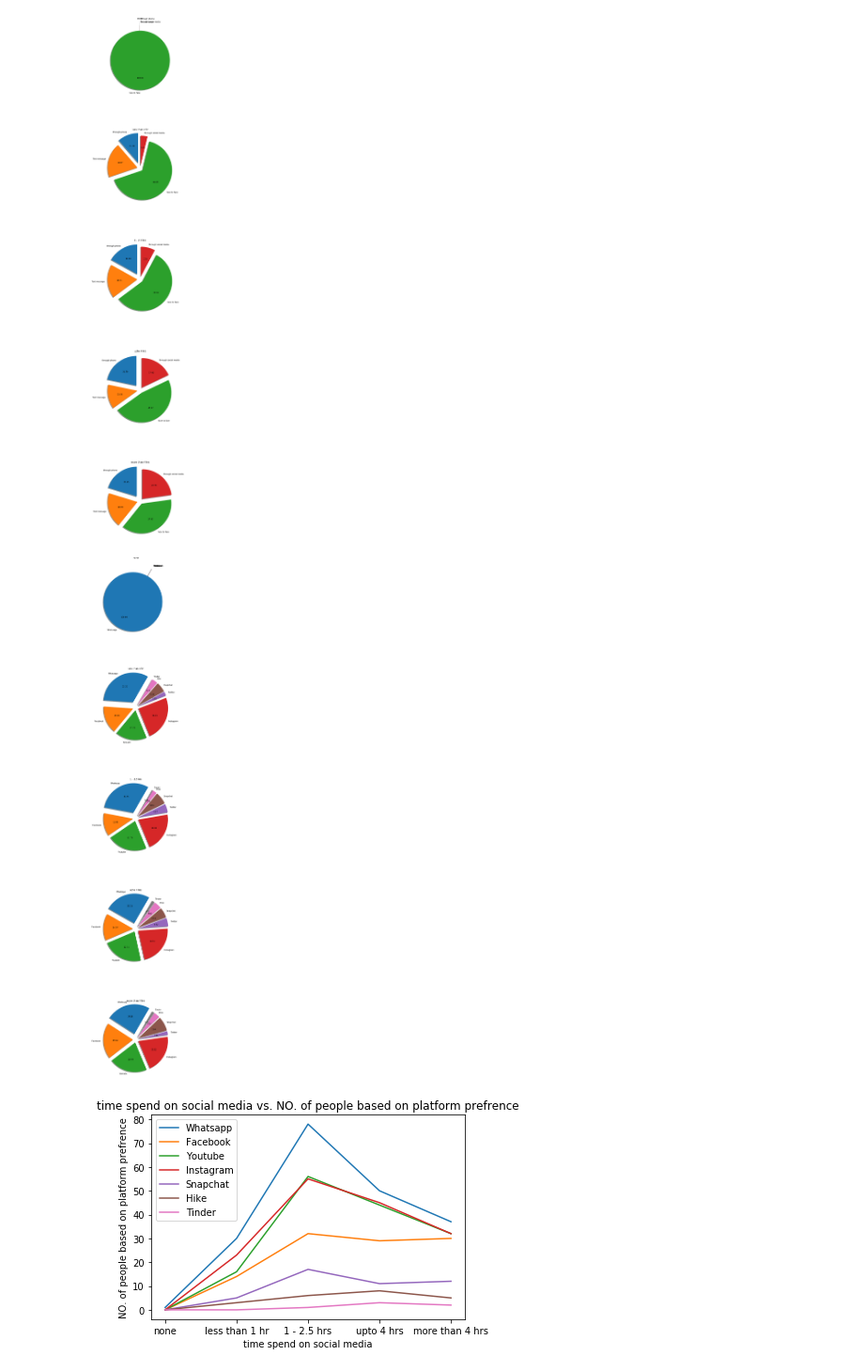
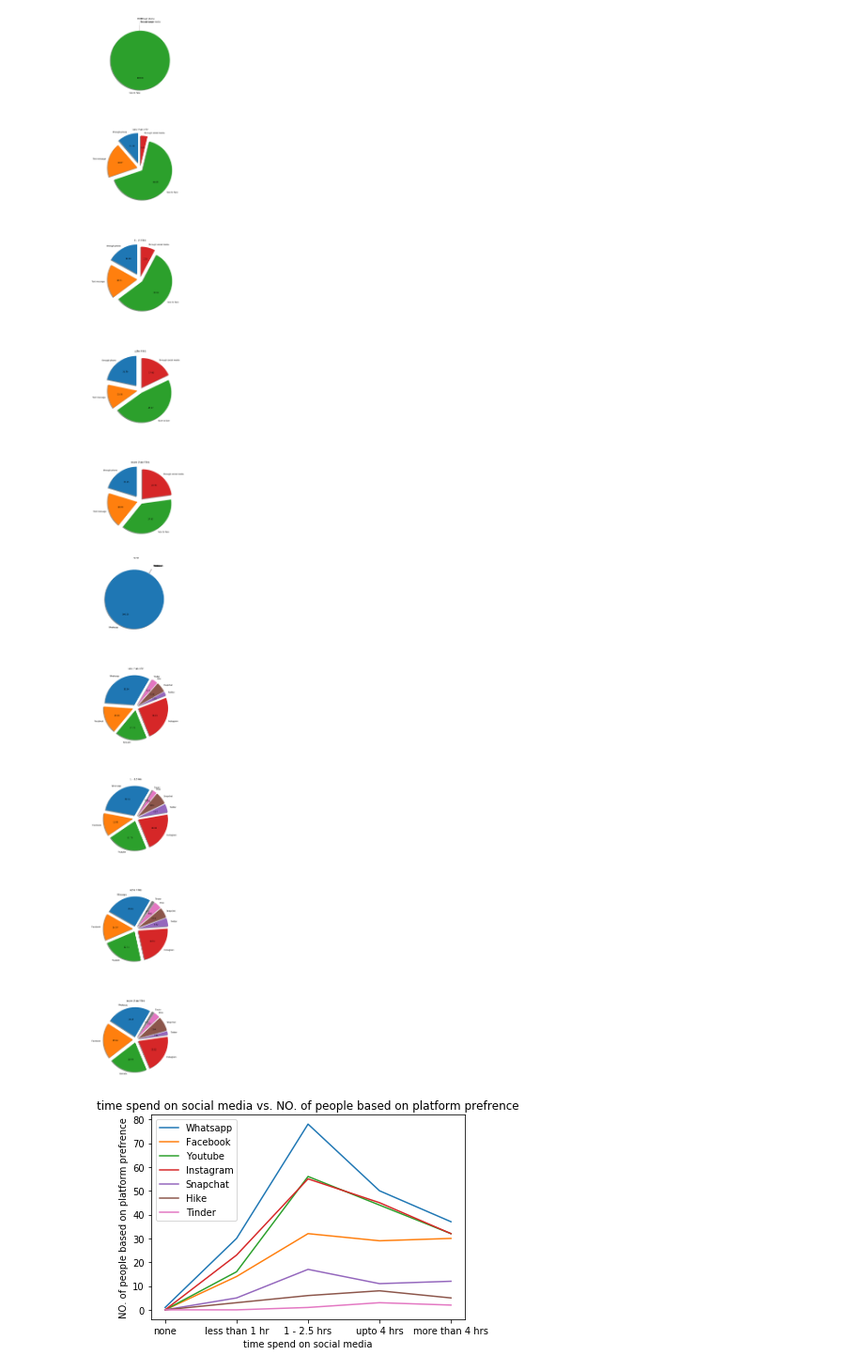
Before and after one commit to stephen823/Group_Project_1-How-Does-Social-Media-Impact-Our-Live, a Jupyter notebook: 002 - Deliverables/Effects_of_Social_Media_Analysis_combined.ipynb, the cells around one changed output. Shown at 94% size. Cells and saved outputs as stored; diff of their text form; code cells hidden in the pictures.

```diff
--- a/002 - Deliverables/Effects_of_Social_Media_Analysis_combined.ipynb
+++ b/002 - Deliverables/Effects_of_Social_Media_Analysis_combined.ipynb
@@ -850,22 +850,23 @@ for row in range(responses_41_groupby.index.size ):
 # %%
 #Share of people with certain platform perference base on hour spend on social media for 18 to 21(young population)
 responses_21_groupby= responses_2_groupby.div(responses_2_groupby.sum(axis=1), axis=0)
 def my_autopct(pct):
     return ('%.2f' % pct) if pct > 0 else ''
 fig, axs = plt.subplots(nrows=responses_21_groupby.index.size, ncols=1, figsize=(50,50))
 
 fig.subplots_adjust(hspace=0.5, wspace=0.05)
 
 i=0
 for row in range(responses_21_groupby.index.size ):
-    explode=(0.2,0.1,0.1,0.1,0.1,0.1,0.1,0.1)
+    explode=(0.1,0.1,0.1,0.1,0.1,0.1,0.1,0.1)
     fig.add_subplot(axs[row] )
     plt.pie(responses_21_groupby.loc[responses_21_groupby.index[row],:], labels=responses_21_groupby.columns,explode=explode,autopct=my_autopct, shadow=True, startangle=60)
     plt.axis('off')
     plt.title(responses_41_groupby.index[i])
     i=i+1
+plt.savefig('test.png')
 # %% [output]
-[figure, old version]
+[figure, new version]
 # %%
 #Compare NO. of people with different platform preference base on hours spend on social media per day
 Whatsapp, = plt.plot(x_axis,[v[0] for v in responses_2_groupby[["Whatsapp"]].to_numpy().tolist()],label="Whatsapp")
```
Also changed, not shown: parts of 2 cells of this notebook, 2 other files.
